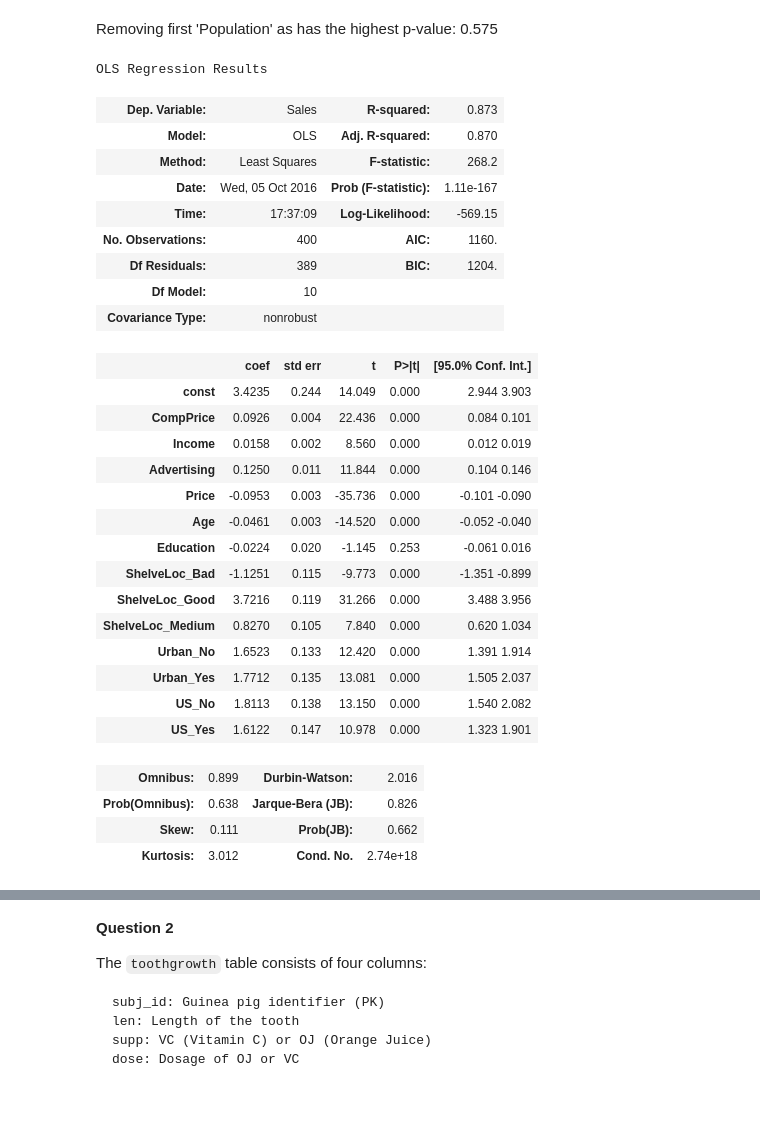
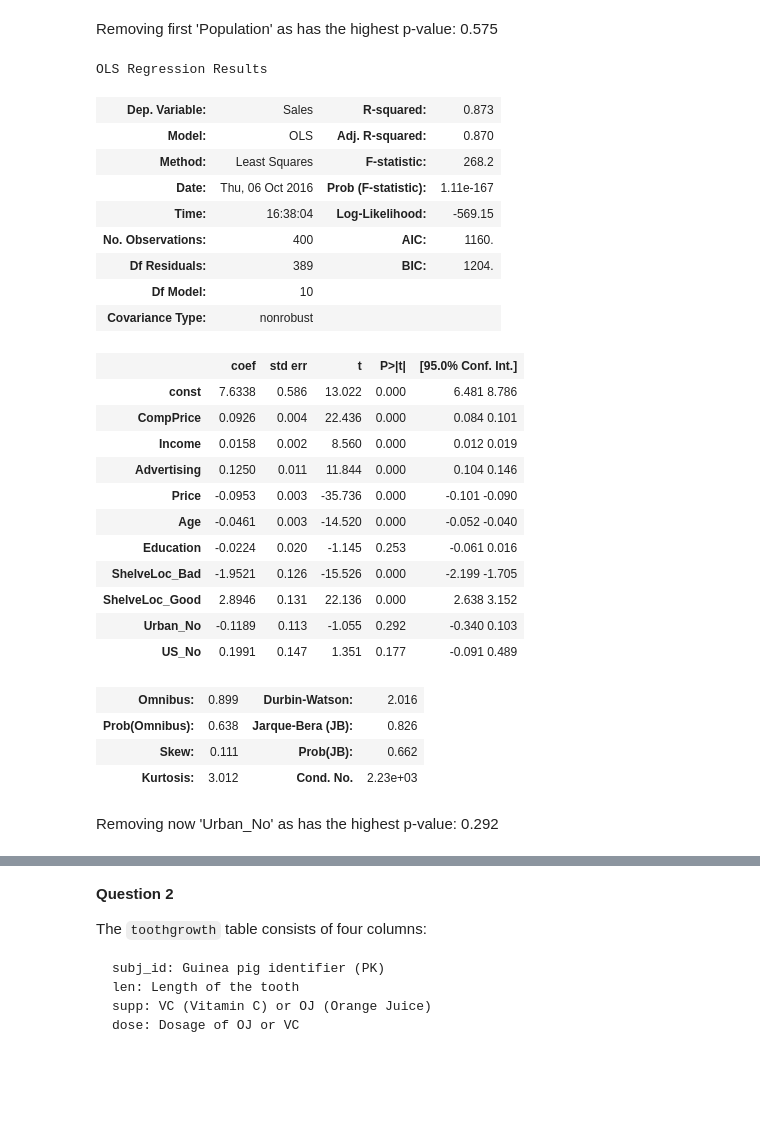
Before and after one commit to carlespoles/DSCI6002-student, a Jupyter notebook: week6/6-3_MultReg2/DSCI6002-6.3-Lab-ChristiaanFulton_CarlesPolesMielgo.ipynb, the cells around one changed output, grey strips where cells are left out. Cells and saved outputs as stored; diff of their text form; code cells hidden in the pictures.

```diff
--- a/week6/6-3_MultReg2/DSCI6002-6.3-Lab-ChristiaanFulton_CarlesPolesMielgo.ipynb
+++ b/week6/6-3_MultReg2/DSCI6002-6.3-Lab-ChristiaanFulton_CarlesPolesMielgo.ipynb
@@ -137,8 +180,7 @@ Index(['Sales', 'CompPrice', 'Income', 'Advertising', 'Population', 'Price',
 #### 4
 # %%
 y = binarized.Sales
-X = binarized[['CompPrice','Income','Advertising','Population','Price','Age', 'Education', 'ShelveLoc_Bad', 'ShelveLoc_Good',
-       'ShelveLoc_Medium', 'Urban_No', 'Urban_Yes', 'US_No', 'US_Yes']]
+X = binarized[['CompPrice','Income','Advertising','Population','Price','Age', 'Education', 'ShelveLoc_Bad', 'ShelveLoc_Good', 'Urban_No', 'US_No']]
 X = sm.add_constant(X)
 
 model = sm.OLS(y, X)
@@ -185,40 +252,38 @@ OLS Regression Results
 Removing first 'Population' as has the highest p-value: 0.575
 # %%
 y = binarized.Sales
-X = binarized[['CompPrice','Income','Advertising','Price','Age', 'Education', 'ShelveLoc_Bad', 'ShelveLoc_Good',
-       'ShelveLoc_Medium', 'Urban_No', 'Urban_Yes', 'US_No', 'US_Yes']]
+X = binarized[['CompPrice','Income','Advertising','Price','Age', 'Education', 'ShelveLoc_Bad', 'ShelveLoc_Good', 'Urban_No', 'US_No']]
 X = sm.add_constant(X)
 
 model = sm.OLS(y, X)
 results = model.fit()
 results.summary()
 # %% [output]
 OLS Regression Results
 | Dep. Variable: | Sales | R-squared: | 0.873 |
 | Model: | OLS | Adj. R-squared: | 0.870 |
 | Method: | Least Squares | F-statistic: | 268.2 |
-| Date: | Wed, 05 Oct 2016 | Prob (F-statistic): | 1.11e-167 |
-| Time: | 17:37:09 | Log-Likelihood: | -569.15 |
+| Date: | Thu, 06 Oct 2016 | Prob (F-statistic): | 1.11e-167 |
+| Time: | 16:38:04 | Log-Likelihood: | -569.15 |
 | No. Observations: | 400 | AIC: | 1160. |
 | Df Residuals: | 389 | BIC: | 1204. |
 | Df Model: | 10 |  |  |
 | Covariance Type: | nonrobust |  |  |
 |  | coef | std err | t | P>|t| | [95.0% Conf. Int.] |
-| const | 3.4235 | 0.244 | 14.049 | 0.000 | 2.944 3.903 |
+| const | 7.6338 | 0.586 | 13.022 | 0.000 | 6.481 8.786 |
 | CompPrice | 0.0926 | 0.004 | 22.436 | 0.000 | 0.084 0.101 |
 | Income | 0.0158 | 0.002 | 8.560 | 0.000 | 0.012 0.019 |
 | Advertising | 0.1250 | 0.011 | 11.844 | 0.000 | 0.104 0.146 |
 | Price | -0.0953 | 0.003 | -35.736 | 0.000 | -0.101 -0.090 |
 | Age | -0.0461 | 0.003 | -14.520 | 0.000 | -0.052 -0.040 |
 | Education | -0.0224 | 0.020 | -1.145 | 0.253 | -0.061 0.016 |
-| ShelveLoc_Bad | -1.1251 | 0.115 | -9.773 | 0.000 | -1.351 -0.899 |
-| ShelveLoc_Good | 3.7216 | 0.119 | 31.266 | 0.000 | 3.488 3.956 |
-| ShelveLoc_Medium | 0.8270 | 0.105 | 7.840 | 0.000 | 0.620 1.034 |
-| Urban_No | 1.6523 | 0.133 | 12.420 | 0.000 | 1.391 1.914 |
-| Urban_Yes | 1.7712 | 0.135 | 13.081 | 0.000 | 1.505 2.037 |
-| US_No | 1.8113 | 0.138 | 13.150 | 0.000 | 1.540 2.082 |
-| US_Yes | 1.6122 | 0.147 | 10.978 | 0.000 | 1.323 1.901 |
+| ShelveLoc_Bad | -1.9521 | 0.126 | -15.526 | 0.000 | -2.199 -1.705 |
+| ShelveLoc_Good | 2.8946 | 0.131 | 22.136 | 0.000 | 2.638 3.152 |
+| Urban_No | -0.1189 | 0.113 | -1.055 | 0.292 | -0.340 0.103 |
+| US_No | 0.1991 | 0.147 | 1.351 | 0.177 | -0.091 0.489 |
 | Omnibus: | 0.899 | Durbin-Watson: | 2.016 |
 | Prob(Omnibus): | 0.638 | Jarque-Bera (JB): | 0.826 |
 | Skew: | 0.111 | Prob(JB): | 0.662 |
-| Kurtosis: | 3.012 | Cond. No. | 2.74e+18 |
+| Kurtosis: | 3.012 | Cond. No. | 2.23e+03 |
+# %% [markdown]
+Removing now 'Urban_No' as has the highest p-value: 0.292
```
Also changed, not shown: parts of 23 cells of this notebook.
